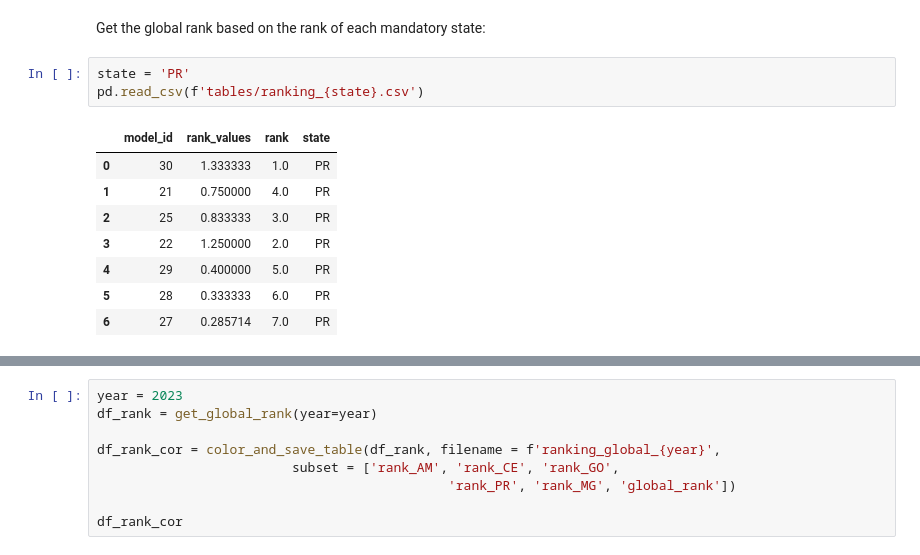
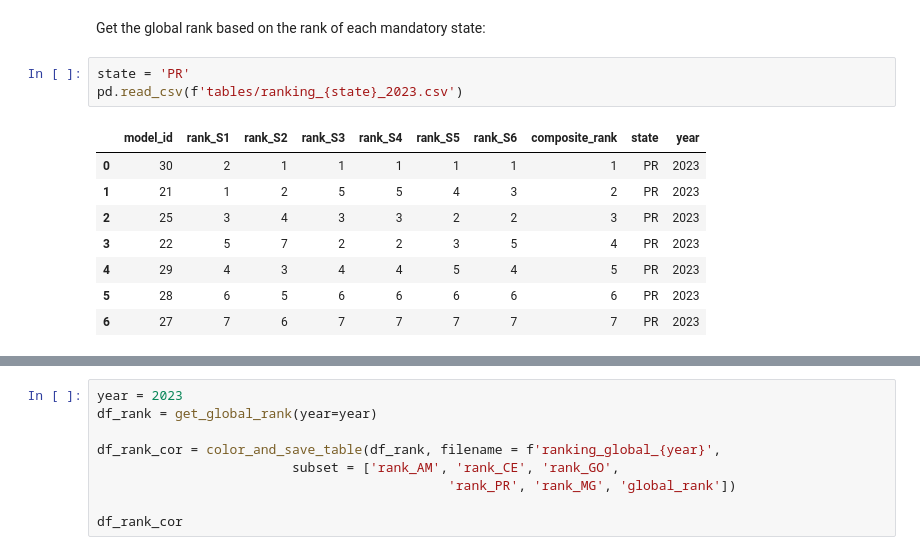
Before and after one commit to Mosqlimate-project/sprint-template, a Jupyter notebook: scores/Apply_the_score_to_predictions.ipynb, the cells around one changed output, grey strips where cells are left out. Cells and saved outputs as stored; diff of their text form.

Commit message:
add new tables

```diff
--- a/scores/Apply_the_score_to_predictions.ipynb
+++ b/scores/Apply_the_score_to_predictions.ipynb
@@ -313,13 +420,13 @@ for state in ['AM', 'CE', 'GO', 'PR', 'MG']:
 Get the global rank based on the rank of each mandatory state:
 # %%
 state = 'PR'
-pd.read_csv(f'tables/ranking_{state}.csv')
+pd.read_csv(f'tables/ranking_{state}_2023.csv')
 # %% [output]
-|  | model_id | rank_values | rank | state |
-| 0 | 30 | 1.333333 | 1.0 | PR |
-| 1 | 21 | 0.750000 | 4.0 | PR |
-| 2 | 25 | 0.833333 | 3.0 | PR |
-| 3 | 22 | 1.250000 | 2.0 | PR |
-| 4 | 29 | 0.400000 | 5.0 | PR |
-| 5 | 28 | 0.333333 | 6.0 | PR |
-| 6 | 27 | 0.285714 | 7.0 | PR |
+|  | model_id | rank_S1 | rank_S2 | rank_S3 | rank_S4 | rank_S5 | rank_S6 | composite_rank | state | year |
+| 0 | 30 | 2 | 1 | 1 | 1 | 1 | 1 | 1 | PR | 2023 |
+| 1 | 21 | 1 | 2 | 5 | 5 | 4 | 3 | 2 | PR | 2023 |
+| 2 | 25 | 3 | 4 | 3 | 3 | 2 | 2 | 3 | PR | 2023 |
+| 3 | 22 | 5 | 7 | 2 | 2 | 3 | 5 | 4 | PR | 2023 |
+| 4 | 29 | 4 | 3 | 4 | 4 | 5 | 4 | 5 | PR | 2023 |
+| 5 | 28 | 6 | 5 | 6 | 6 | 6 | 6 | 6 | PR | 2023 |
+| 6 | 27 | 7 | 6 | 7 | 7 | 7 | 7 | 7 | PR | 2023 |
```
Also changed, not shown: parts of 14 cells of this notebook, 6 other files.
